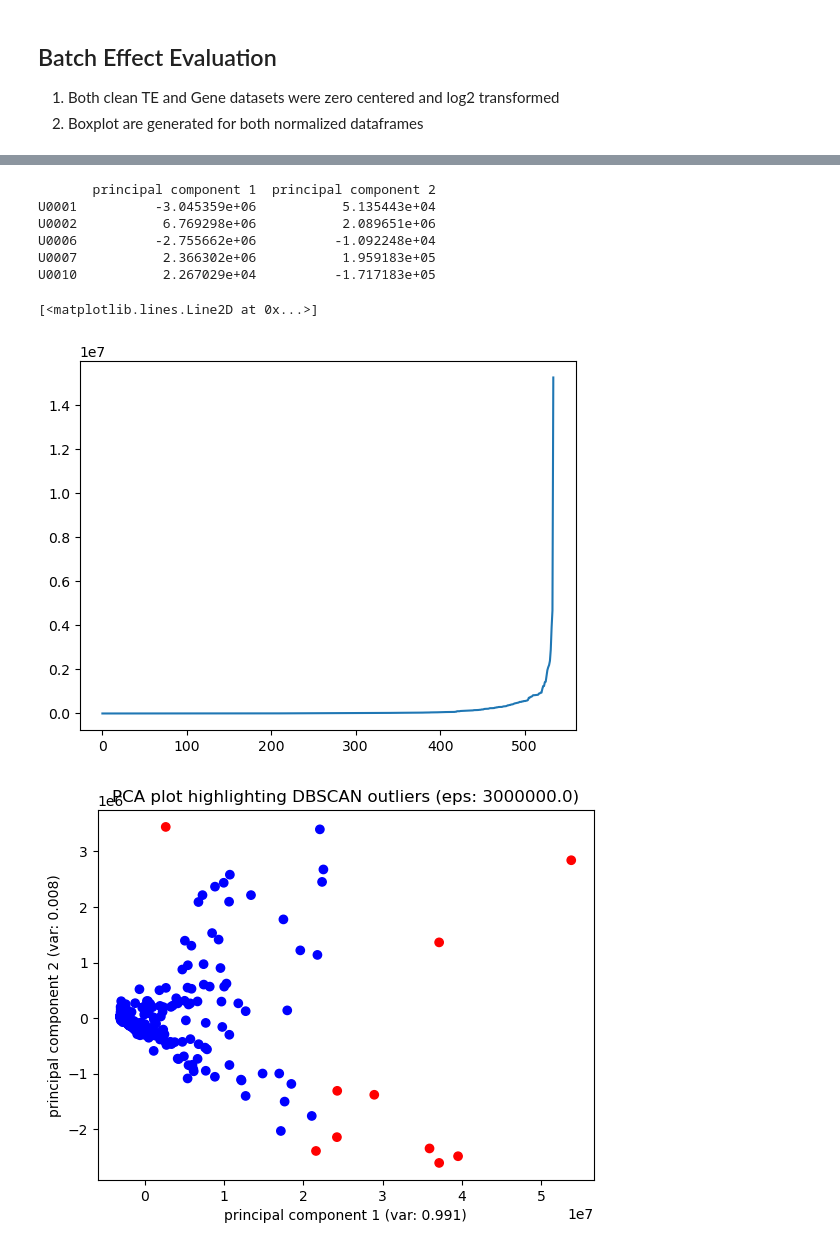
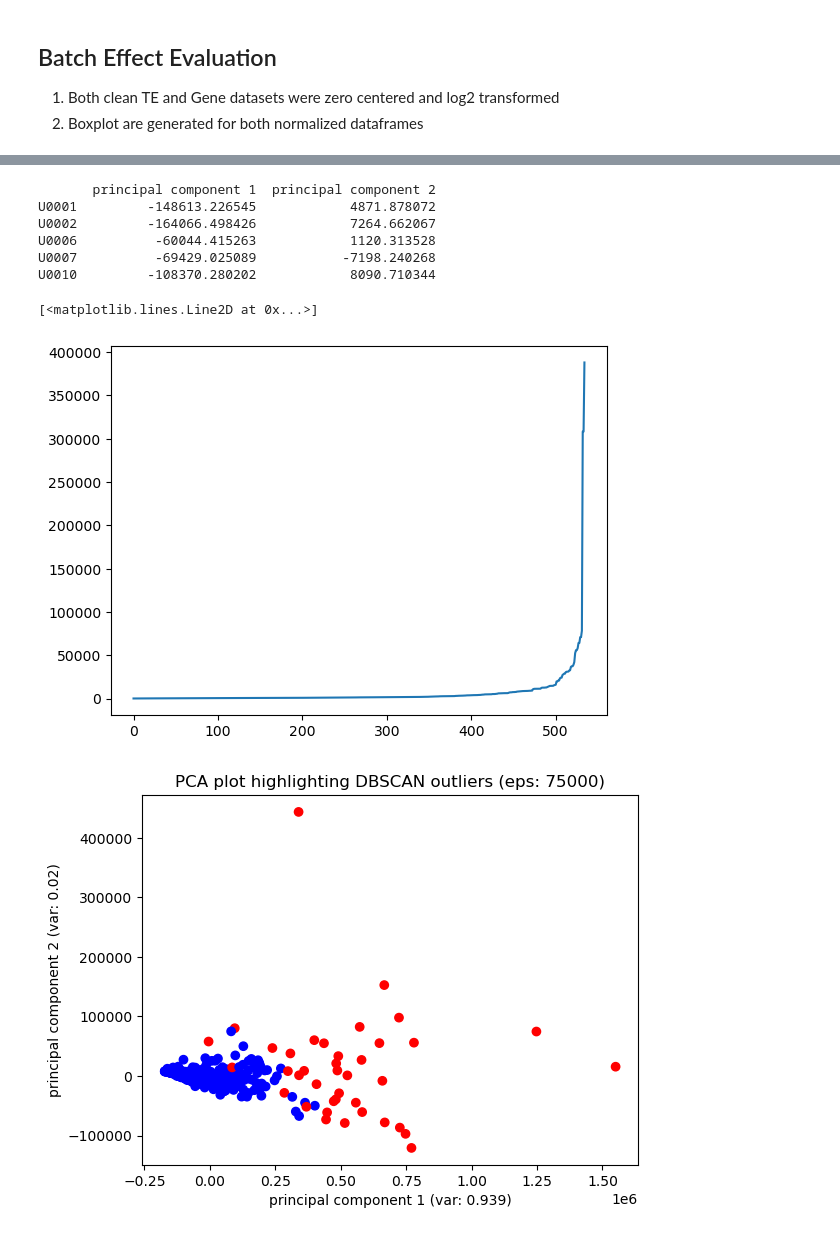
Before and after one commit to BermanLaboratory/TransposableElements, a Jupyter notebook: Preprocessing/PreprocessingMain.ipynb, the cells around one changed output, grey strips where cells are left out. Drawn from its saved outputs; the diff is of its cells as text; code cells hidden in the pictures.

```diff
--- a/Preprocessing/PreprocessingMain.ipynb
+++ b/Preprocessing/PreprocessingMain.ipynb
@@ -10,8 +10,10 @@ import pandas as pd
 from Funcs.ReorderUROMOL import UROMOLreorder
 
 # load in both Gene and TE transcriptomic expression
-Gene = pd.read_csv('~/Desktop/UROMOL-TE/UROMOL-Gene.csv', index_col='Unnamed: 0')
-TE = pd.read_csv('~/Desktop/UROMOL-TE/UROMOL-TE.csv', index_col='Unnamed: 0')
+Gene = pd.read_csv('~/Desktop/UROMOL-TE/UROMOL-Gene-RAW.csv', index_col='Unnamed: 0')
+TE = pd.read_csv('~/Desktop/UROMOL-TE/UROMOL-TE-RAW.csv', index_col='Unnamed: 0')
+RepName = pd.read_csv('~/Desktop/UROMOL-TE/TE-RepName.csv', index_col= 'Unnamed: 0', usecols=[0, 3])
+IntronTE = pd.read_csv('~/Desktop/UROMOL-TE/UROMOL-INTRONTE-RAW.csv', index_col='Unnamed: 0')
 
 # order the dataframe by UROMOL ID
 IDs = []
@@ -19,14 +21,20 @@ for sample in TE.columns.tolist():
     IDs.append(int(sample.split('U')[1]))
 
 TE = UROMOLreorder(IDs, TE)
+IntronTE = UROMOLreorder(IDs, IntronTE)
 Gene = UROMOLreorder(IDs, Gene)
 
-# eliminate all simple repeat elements from the TE dataset
-nonTE = []
-for element in TE.index.values.tolist():
-    if '(' in element:
-        nonTE.append(element)
-TE = TE.drop(nonTE, axis='rows')
+# eliminate all simple repeat and unwanted elements from the TE dataset
+TransposableClasses = ['LINE', 'SINE', 'LTR', 'DNA', 'Retroposon']
+TENames = RepName[RepName['repClass'].isin(TransposableClasses)].index.values.tolist()
+TE = TE.loc[TENames, :]
 
-# remove all TE elements with no expression
+# There are two TEs that are not captured in the intronic data
+TENames.remove('HERV-Fc2-int')
+TENames.remove('MLT1M-int')
+IntronTE = IntronTE.loc[TENames, :]
+
+# remove all TE and Gene elements with no expression
 TE = TE.loc[~(TE==0).all(axis=1)]
+Gene = Gene.loc[~(Gene==0).all(axis=1)]
+IntronTE = IntronTE.loc[~(IntronTE==0).all(axis=1)]
@@ -73,11 +165,11 @@ principalDf = pd.DataFrame(data = principalComponents,
 print(principalDf.head())
 # %% [output]
        principal component 1  principal component 2
-U0001          -3.045359e+06           5.135443e+04
-U0002           6.769298e+06           2.089651e+06
-U0006          -2.755662e+06          -1.092248e+04
-U0007           2.366302e+06           1.959183e+05
-U0010           2.267029e+04          -1.717183e+05
+U0001         -148613.226545            4871.878072
+U0002         -164066.498426            7264.662067
+U0006          -60044.415263            1120.313528
+U0007          -69429.025089           -7198.240268
+U0010         -108370.280202            8090.710344
 # %%
 neigh = NearestNeighbors(n_neighbors=2)
 nbrs = neigh.fit(principalDf)
@@ -87,35 +179,35 @@ distances = distances[:,1]
 plt.plot(distances)
 # %% [output]
 [<matplotlib.lines.Line2D at 0x...>]
-[figure, old version]
+[figure, new version]
 # %%
 from sklearn.cluster import DBSCAN
-epsilon = 0.3 * 1e7
+epsilon = 75000
 dbscan = DBSCAN(eps = epsilon, min_samples = 5)
 tTEoutlier = dbscan.fit(tTE)
 clusters = tTEoutlier.labels_
 
 outlier = []
 colors = []
 
 for cluster in clusters:
     if cluster < 0:
         colors.append('r')
         outlier.append(1)
     else:
         colors.append('b')
         outlier.append(0)
 
 tTE.loc[:, 'outlier'] = outlier
 
 plt.scatter(principalDf.loc[:,'principal component 1'],
             principalDf.loc[:, 'principal component 2'],
             c=colors)
 plt.title(f'PCA plot highlighting DBSCAN outliers (eps: {round(epsilon, 3)})')
 plt.xlabel(f'principal component 1 (var: {round(ExplainedVarienceRatio[0], 3)})')
 plt.ylabel(f'principal component 2 (var: {round(ExplainedVarienceRatio[1], 3)})')
 plt.savefig('PCA-DBSCAN-Outliers.png')
 plt.show()
 # %% [output]
-[figure, old version]
+[figure, new version]
 # %%
```
Also changed, not shown: parts of 11 cells of this notebook, 6 other files.
